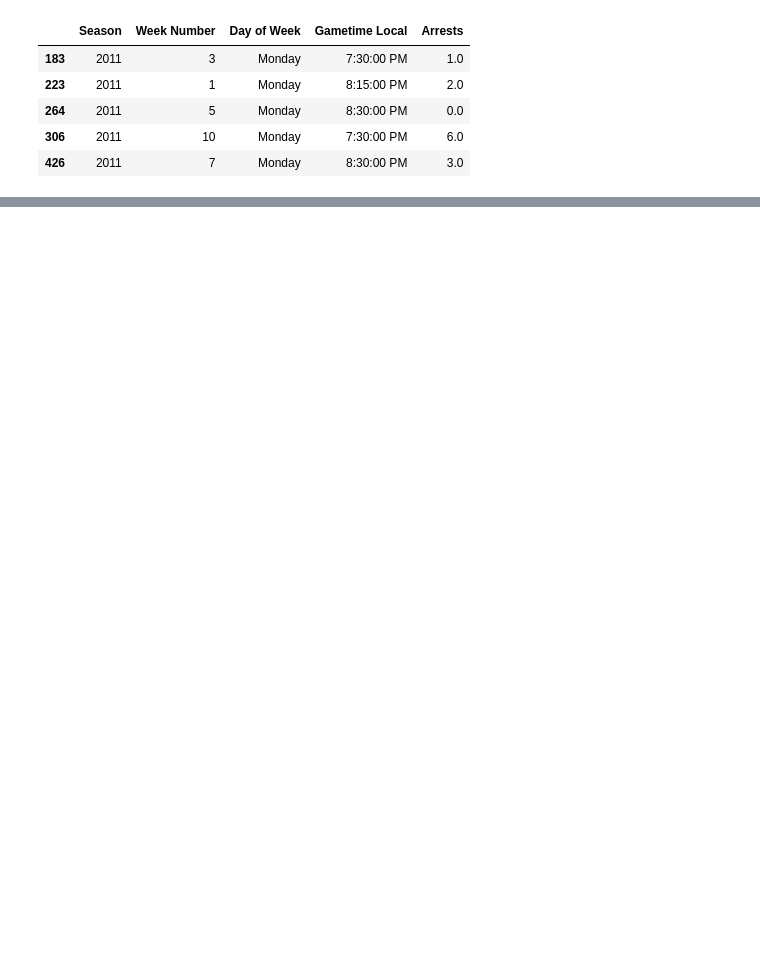
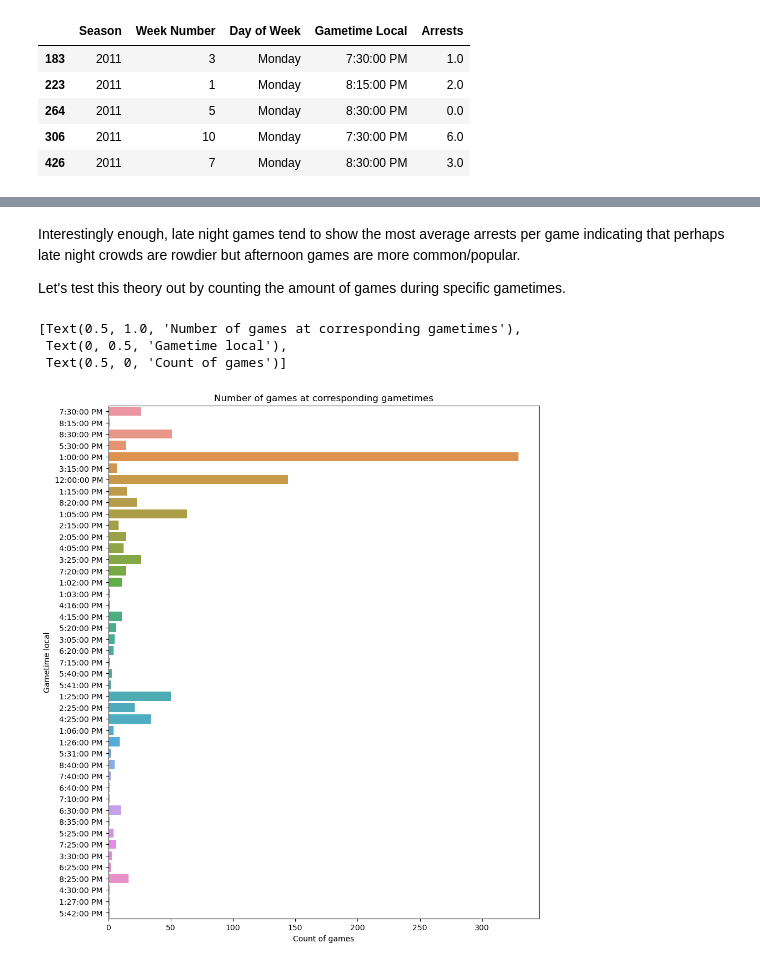
Before and after one commit to ubco-W2022T1-cosc301/project-group03, a Jupyter notebook: notebooks/analysis3.ipynb, the cells around one changed output, grey strips where cells are left out. Drawn from its saved outputs; the diff is of its cells as text; code cells hidden in the pictures; blank space fills up the shorter version.

```diff
--- a/notebooks/analysis3.ipynb
+++ b/notebooks/analysis3.ipynb
@@ -313,0 +358,12 @@ projectdf.head()
+# %% [markdown]
+Interestingly enough, late night games tend to show the most average arrests per game indicating that perhaps late night crowds are rowdier but afternoon games are more common/popular.
+
+Let's test this theory out by counting the amount of games during specific gametimes.
+# %%
+f, ax = plt.subplots(figsize=(10,12)) #Change figure size
+sns.countplot(y='Gametime Local', data=projectdf).set(title='Number of games at corresponding gametimes',ylabel='Gametime local', xlabel='Count of games')
+# %% [output]
+[Text(0.5, 1.0, 'Number of games at corresponding gametimes'),
+ Text(0, 0.5, 'Gametime local'),
+ Text(0.5, 0, 'Count of games')]
+[figure, added]
```
Also changed, not shown: parts of 22 cells of this notebook.
